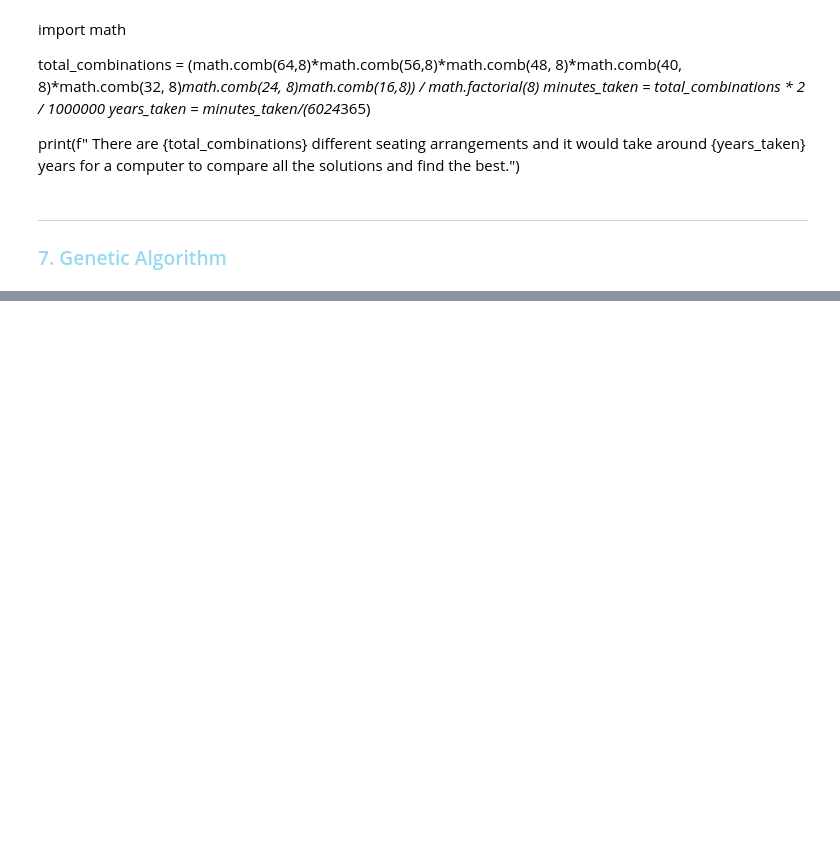
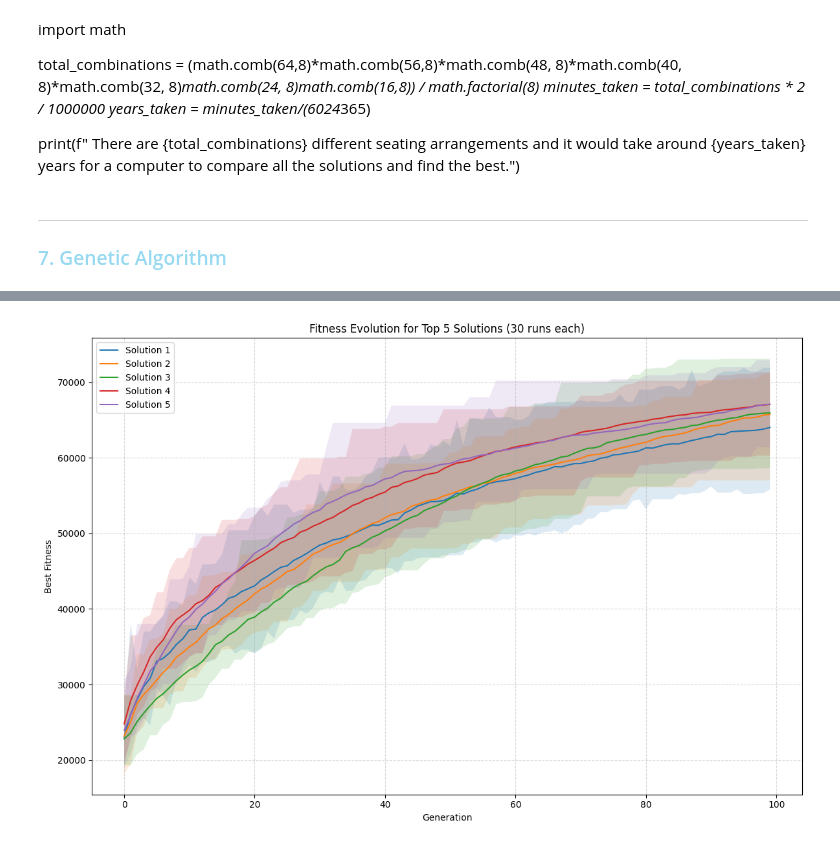
Before and after one commit to afonso1012/CIFO-Project, a Jupyter notebook: Project_update.ipynb, the cells around one changed output, grey strips where cells are left out. Cells and saved outputs as stored; diff of their text form; code cells hidden in the pictures; blank space fills up the shorter version.

```diff
--- a/Project_update.ipynb
+++ b/Project_update.ipynb
@@ -994,0 +1063,75 @@ Top 5 Parameter Combinations:
+# %%
+# Map function names to actual functions
+selection_map = {
+    'ranking_selection': ranking_selection,
+}
+crossover_map = {
+    'table_level_crossover': table_level_crossover,
+    'partially_matched_crossover': partially_matched_crossover,
+}
+mutation_map = {
+    'swap_mutation': swap_mutation,
+    'inversion_mutation_seating': inversion_mutation_seating,
+}
+
+best_params = [
+    ('ranking_selection', 'table_level_crossover', 'swap_mutation', 0.3235315484935214, 0.7481504648390775, False),
+    ('ranking_selection', 'table_level_crossover', 'swap_mutation', 0.3568444028054276, 0.42684195102438555, True),
+    ('ranking_selection', 'partially_matched_crossover', 'swap_mutation', 0.3568444028054276, 0.7481504648390775, True),
+    ('ranking_selection', 'table_level_crossover', 'swap_mutation', 0.21646350092269157, 0.9125307336006163, True),
+    ('ranking_selection', 'table_level_crossover', 'inversion_mutation_seating', 0.3568444028054276, 0.6622697789399609, True),
+]
+
+runs = 30
+max_gen = 100
+population_size = 50
+
+fitness_evolution_per_config = []
+
+for idx, (sel_name, cross_name, mut_name, mut_prob, xo_prob, elit) in enumerate(best_params):
+    print(f"Running solution {idx+1}: {sel_name}, {cross_name}, {mut_name}")
+    sel = selection_map[sel_name]
+    cross = crossover_map[cross_name]
+    mut = mutation_map[mut_name]
+    all_runs = []
+    for run in range(runs):
+        population = [WSSolution() for _ in range(population_size)]
+        best_fitnesses = []
+        for gen in range(max_gen):
+            new_population = []
+            if elit:
+                new_population.append(deepcopy(get_best_ind(population, True)))
+            while len(new_population) < len(population):
+                parent1 = sel(population, True)
+                parent2 = sel(population, True)
+                if random.random() < xo_prob:
+                    offspring1, offspring2 = cross(parent1, parent2)
+                else:
+                    offspring1, offspring2 = deepcopy(parent1), deepcopy(parent2)
+                mutated1 = mut(offspring1, mut_prob)
+                new_population.append(mutated1)
+                if len(new_population) < len(population):
+                    mutated2 = mut(offspring2, mut_prob)
+                    new_population.append(mutated2)
+            population = new_population
+            best_fitnesses.append(get_best_ind(population, True).fitness())
+        all_runs.append(best_fitnesses)
+    fitness_evolution_per_config.append(all_runs)
+
+# Plotting
+plt.figure(figsize=(12, 8))
+for idx, all_runs in enumerate(fitness_evolution_per_config):
+    arr = np.array(all_runs)
+    avg = arr.mean(axis=0)
+    minv = arr.min(axis=0)
+    maxv = arr.max(axis=0)
+    plt.plot(avg, label=f"Solution {idx+1}")
+    plt.fill_between(range(max_gen), minv, maxv, alpha=0.15)
+plt.xlabel("Generation")
+plt.ylabel("Best Fitness")
+plt.title("Fitness Evolution for Top 5 Solutions (30 runs each)")
+plt.legend()
+plt.grid(True, linestyle='--', alpha=0.5)
+plt.tight_layout()
+plt.show()
+# %% [output]
@@ -994,0 +1143 @@ Top 5 Parameter Combinations:
+[figure, added]
```
Also changed, not shown: parts of 18 cells of this notebook.
